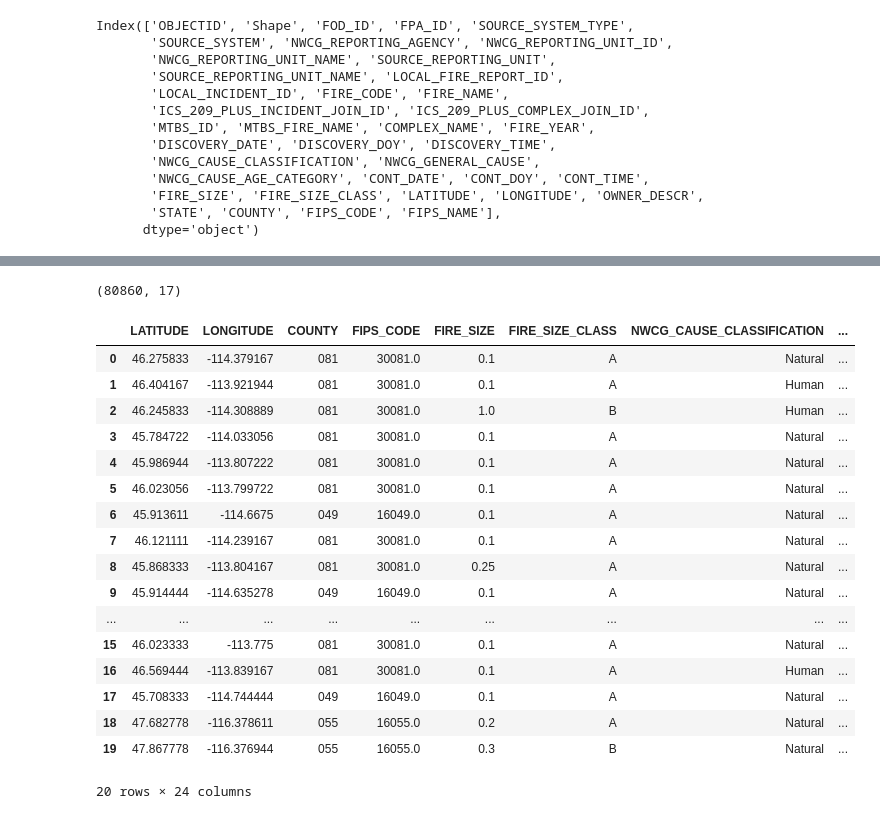
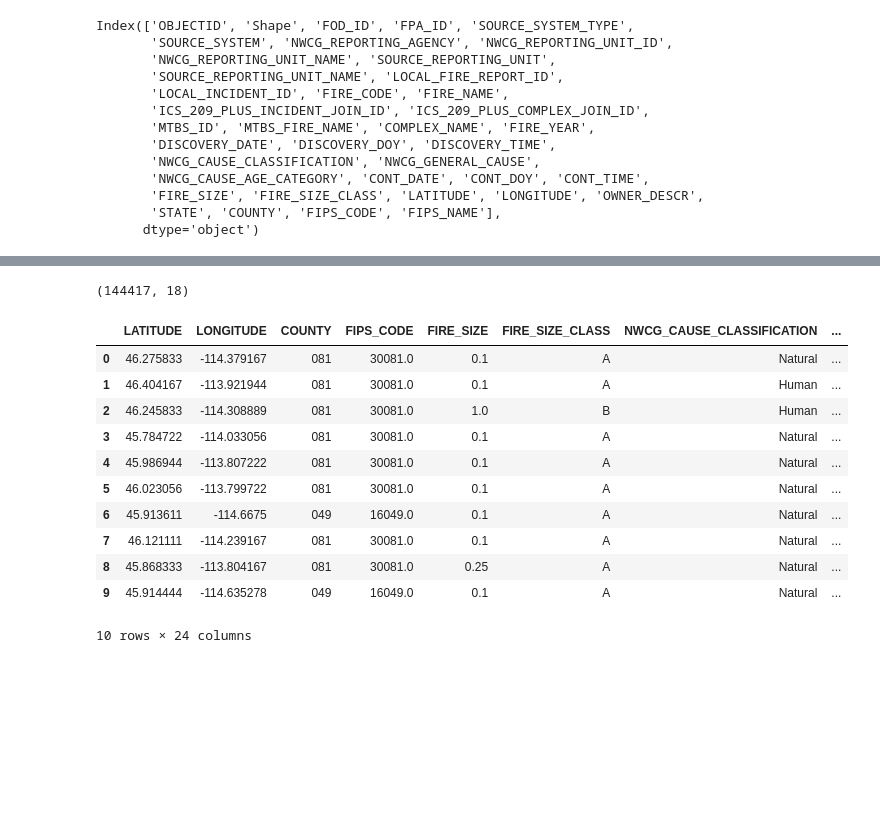
Before and after one commit to Kentroth/Wildfire_Prediction_Using_Machine_Learning, a Jupyter notebook: Data Sources/NOAA_WildFire/NOAA_wildfire_combine.ipynb, the cells around one changed output, grey strips where cells are left out. Drawn from its saved outputs; the diff is of its cells as text; code cells hidden in the pictures; blank space fills up the shorter version.

```diff
--- a/Data Sources/NOAA_WildFire/NOAA_wildfire_combine.ipynb
+++ b/Data Sources/NOAA_WildFire/NOAA_wildfire_combine.ipynb
@@ -405,5 +407,5 @@ grouped_df_detailed.head()
 | 3 | GHCND:CA005020881 | EMERSON AUTO, ND US | 49.00000 | -97.23330 | 242.0 | 2018-01-01T00:00:00 | 2023-07-31 | 2009-07-01 | -13.40 | -8.93 | ... |
 | 4 | GHCND:CA006020559 | BARWICK, MN US | 48.63330 | -93.96670 | 335.0 | 2018-01-01T00:00:00 | 2023-07-31 | 1978-12-01 | -14.14 | -8.50 | ... |
 # %%
-wildfires=pd.read_csv('Resources/data.csv')
+wildfire=pd.read_csv('Resources/data.csv')
 # %%
@@ -423,13 +425,13 @@ Index(['OBJECTID', 'Shape', 'FOD_ID', 'FPA_ID', 'SOURCE_SYSTEM_TYPE',
        'STATE', 'COUNTY', 'FIPS_CODE', 'FIPS_NAME'],
       dtype='object')
 # %%
-wildfires=wildfires[['LATITUDE', 'LONGITUDE', 'FIRE_SIZE','NWCG_REPORTING_UNIT_NAME', 'FIRE_SIZE_CLASS', 'FIRE_YEAR',
+wildfires=wildfire[['LATITUDE', 'LONGITUDE', 'FIRE_SIZE','NWCG_REPORTING_UNIT_NAME', 'FIRE_SIZE_CLASS', 'FIRE_YEAR',
        'FPA_ID', 'FIRE_CODE', 'NWCG_CAUSE_CLASSIFICATION',
        'NWCG_GENERAL_CAUSE', 'FIRE_NAME', 'DISCOVERY_DATE', 'CONT_DATE',
        'DISCOVERY_TIME', 'CONT_TIME', 'STATE', 'COUNTY', 'FIPS_CODE'
        ]]
 wildfires=wildfires[
-    (wildfires['FIRE_YEAR'].isin([2018]))
+    (wildfires['FIRE_YEAR'].isin([2018,2019]))
 ]
 wildfires.head()
 # %% [output]
@@ -442,9 +444,9 @@ wildfires.head()
 # %%
 wildfires.shape
 # %% [output]
-(80860, 17)
+(144417, 18)
 # %%
-#Takes 4-10 minutes to run
+#Takes 4-10 minutes to run 1 year, 25-30  minutes for 2 years
 warnings.filterwarnings("ignore")
 
 wildfires['DISCOVERY_DATE'] = pd.to_datetime(wildfires['DISCOVERY_DATE'])
@@ -461,38 +463,35 @@ def find_nearest_match(row, df, date_col, lat_col, lon_col):
 # Create an empty list to hold the merged rows
 merged_rows = []
 
 # Iterate over each row in the filtered wildfires DataFrame
 for idx, row in wildfires.iterrows():
     nearest_row = find_nearest_match(row, grouped_df_detailed, 'date', 'latitude', 'longitude')
     merged_row = pd.concat([row, nearest_row])
     merged_rows.append(merged_row)
 
 # Concatenate the list of merged rows into a DataFrame
 merged_results = pd.concat(merged_rows, axis=1).T
 
 merged_results=merged_results[['LATITUDE', 'LONGITUDE','COUNTY', 'FIPS_CODE','FIRE_SIZE', 'FIRE_SIZE_CLASS',
        'NWCG_CAUSE_CLASSIFICATION', 'NWCG_GENERAL_CAUSE', 'FIRE_NAME',
        'DISCOVERY_DATE', 'CONT_DATE', 'DISCOVERY_TIME', 'CONT_TIME', 'STATE',
        'station', 'name', 'latitude', 'longitude', 'elevation', 'date', 'TAVG',
        'TMAX', 'TMIN','PRCP']]
 
-merged_results.head(20)
+csv_filename = 'Outputs/merged_results.csv'
+merged_results.to_csv(csv_filename, index=False)
+
+merged_results.head(10)
 # %% [output]
 |  | LATITUDE | LONGITUDE | COUNTY | FIPS_CODE | FIRE_SIZE | FIRE_SIZE_CLASS | NWCG_CAUSE_CLASSIFICATION | ... |
 | 0 | 46.275833 | -114.379167 | 081 | 30081.0 | 0.1 | A | Natural | ... |
 | 1 | 46.404167 | -113.921944 | 081 | 30081.0 | 0.1 | A | Human | ... |
 | 2 | 46.245833 | -114.308889 | 081 | 30081.0 | 1.0 | B | Human | ... |
 | 3 | 45.784722 | -114.033056 | 081 | 30081.0 | 0.1 | A | Natural | ... |
 | 4 | 45.986944 | -113.807222 | 081 | 30081.0 | 0.1 | A | Natural | ... |
 | 5 | 46.023056 | -113.799722 | 081 | 30081.0 | 0.1 | A | Natural | ... |
 | 6 | 45.913611 | -114.6675 | 049 | 16049.0 | 0.1 | A | Natural | ... |
 | 7 | 46.121111 | -114.239167 | 081 | 30081.0 | 0.1 | A | Natural | ... |
 | 8 | 45.868333 | -113.804167 | 081 | 30081.0 | 0.25 | A | Natural | ... |
 | 9 | 45.914444 | -114.635278 | 049 | 16049.0 | 0.1 | A | Natural | ... |
-| ... | ... | ... | ... | ... | ... | ... | ... | ... |
-| 15 | 46.023333 | -113.775 | 081 | 30081.0 | 0.1 | A | Natural | ... |
-| 16 | 46.569444 | -113.839167 | 081 | 30081.0 | 0.1 | A | Human | ... |
-| 17 | 45.708333 | -114.744444 | 049 | 16049.0 | 0.1 | A | Natural | ... |
-| 18 | 47.682778 | -116.378611 | 055 | 16055.0 | 0.2 | A | Natural | ... |
-| 19 | 47.867778 | -116.376944 | 055 | 16055.0 | 0.3 | B | Natural | ... |
-20 rows × 24 columns
+10 rows × 24 columns
```
Also changed, not shown: parts of 12 cells of this notebook, 6 other files.
